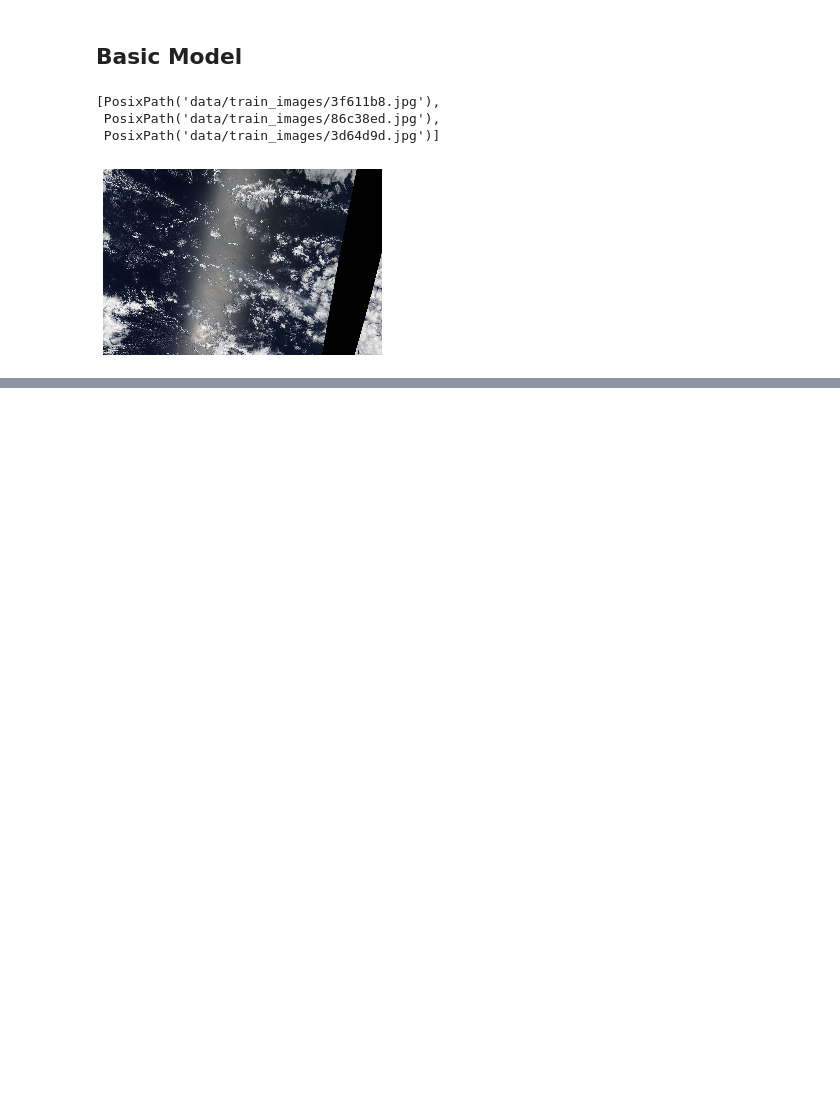
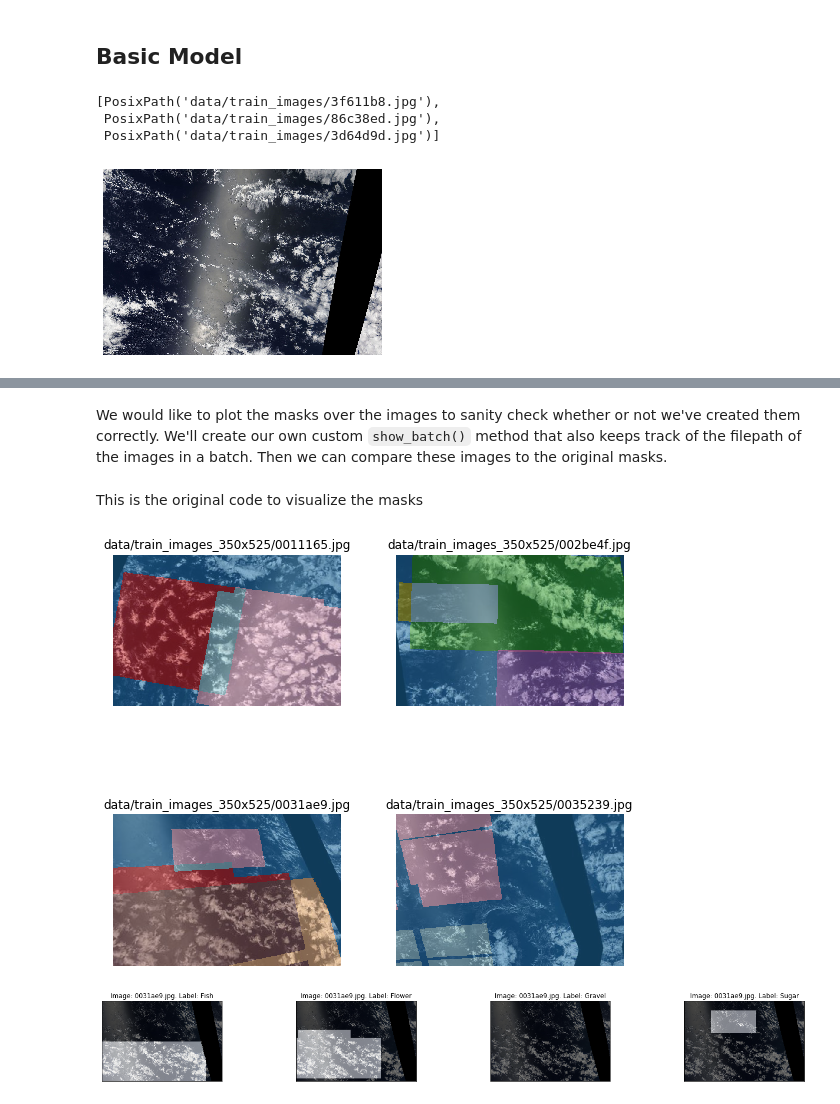
Before and after one commit to JoshVarty/KaggleClouds, a Jupyter notebook: 01_BasicModel.ipynb, the cells around one changed output, grey strips where cells are left out. Drawn from its saved outputs; the diff is of its cells as text; code cells hidden in the pictures; blank space fills up the shorter version.

Commit message:
Add custom show_batch()

```diff
--- a/01_BasicModel.ipynb
+++ b/01_BasicModel.ipynb
@@ -127,0 +102,42 @@ from fastai.basic_train import LearnerCallback
+# %% [markdown]
+We would like to plot the masks over the images to sanity check whether or not we've created them correctly. We'll create our own custom `show_batch()` method that also keeps track of the filepath of the images in a batch. Then we can compare these images to the original masks.
+# %%
+def flattenImageSegment(imSegment):
+
+    imTensor = imSegment.data
+
+    imTensor[0,:] = imTensor[0,:] * 1
+    imTensor[1,:] = imTensor[1,:] * 2
+    imTensor[2,:] = imTensor[2,:] * 3
+    imTensor[3,:] = imTensor[3,:] * 4
+
+    flat = imTensor.float().sum(dim=0)
+    flat = flat.unsqueeze(0)
+
+    return ImageSegment(flat)
+
+def custom_show_batch(data, imgsize=4, rows=2):
+    n_items = 6
+    rows = 2
+
+    # Get the filenames
+    filenames = data.train_ds.items[:n_items]
+
+    # Get the images after data augmentation
+    items = data.train_ds[:n_items]
+    xs, ys = list(zip(*items))
+
+
+
+    axs = subplots(rows, rows, imgsize=imgsize)
+
+    for fn,x,y,ax in zip(filenames, xs, ys, axs.flatten()):
+        flatY = flattenImageSegment(y)
+        x.show(ax=ax, y=flatY, title=fn)
+
+    for ax in axs.flatten()[len(xs):]:
+        ax.axis('off')
+
+    plt.tight_layout()
+# %% [markdown]
+This is the original code to visualize the masks
@@ -128,3 +176,11 @@ from fastai.basic_train import LearnerCallback
+# %%
+custom_show_batch(data)
+# %% [output]
+[figure, added]
+# %%
+plotImage('0031ae9.jpg')
+# %% [output]
+[figure, added]
 # %%
 def mutliclass_dice(logits, targets, iou=False, eps=1e-8):
     """
```
Also changed, not shown: parts of 20 cells of this notebook.
